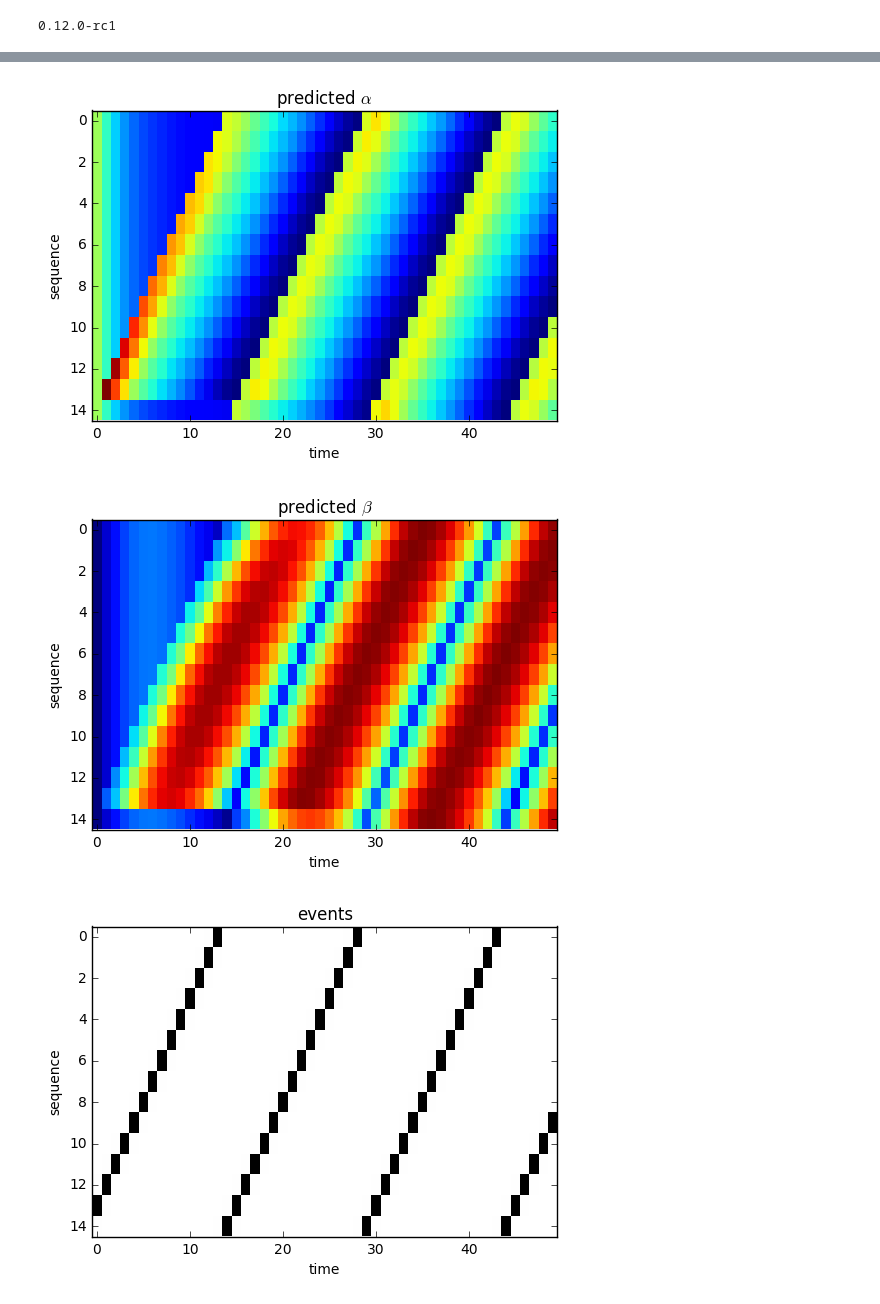
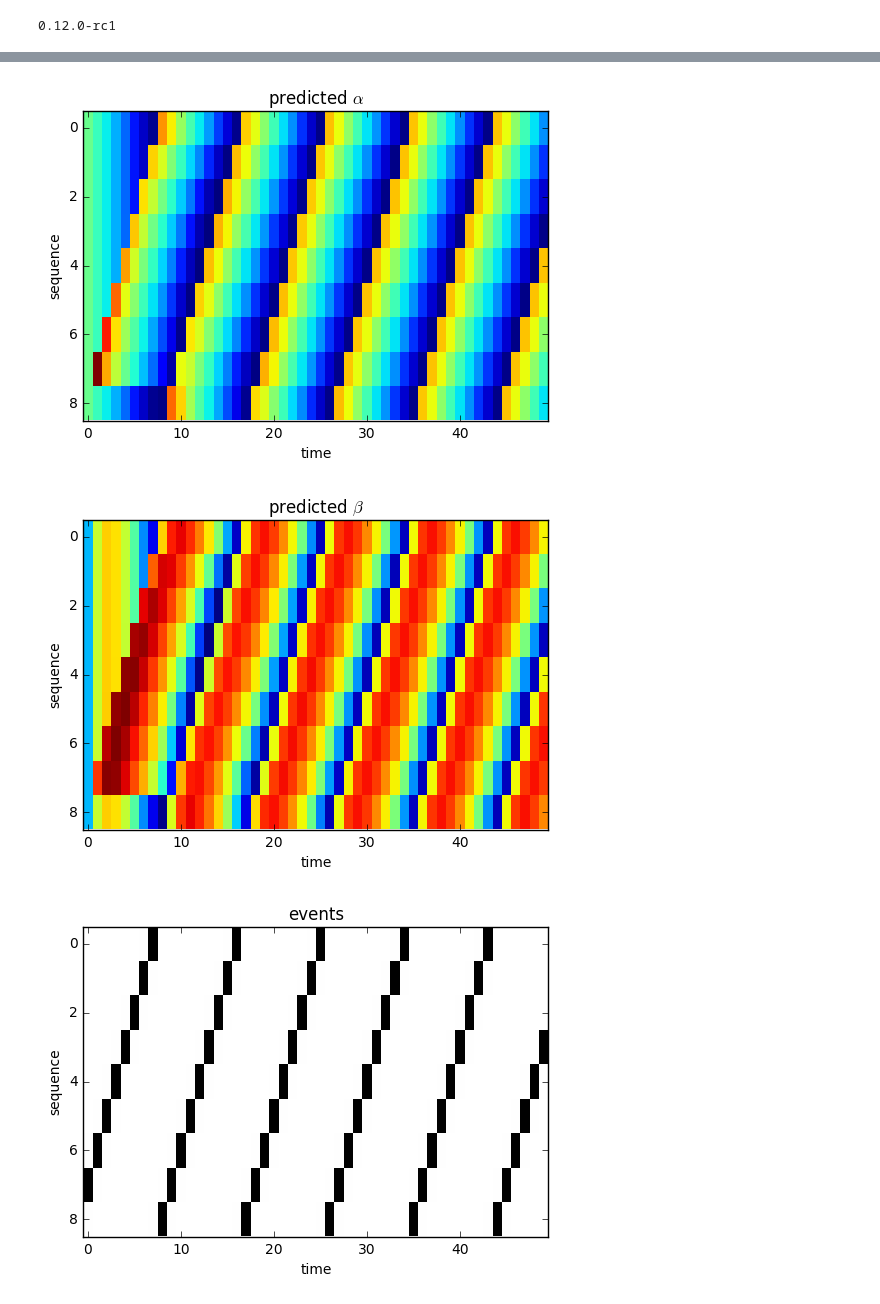
Before and after one commit to ragulpr/wtte-rnn, a Jupyter notebook: examples/ipynb/vanilla-WTTE-RNN.ipynb, the cells around one changed output, grey strips where cells are left out. Drawn from its saved outputs; the diff is of its cells as text; code cells hidden in the pictures.

```diff
--- a/examples/ipynb/vanilla-WTTE-RNN.ipynb
+++ b/examples/ipynb/vanilla-WTTE-RNN.ipynb
@@ -223,9 +221,9 @@ X_       = tf.placeholder("float32", shape=[max_seq_len,None,n_features ],name='
 Y_       = tf.placeholder("float32", shape=[max_seq_len,None],name='waiting_times')
 U_       = tf.placeholder("float32", shape=[max_seq_len,None],name='censoring_indicators') #
 
-early_stop_  = tf.placeholder(tf.int32,name = 'early_stop_w')
+num_steps_  = tf.placeholder(tf.int32,name = 'num_steps_w')
 
-def simple_lstm(X_,early_stop,batch_size_, name=None):
+def simple_lstm(X_,num_steps_,batch_size_, name=None):
     with tf.name_scope(name):
         with tf.name_scope(name+"/input_layer"):
             X_flat  = tf.reshape(X_, [-1,n_features])                          #[seq_len*batch_size,n_features]
@@ -243,7 +241,7 @@ def simple_lstm(X_,early_stop,batch_size_, name=None):
                                       hidden1_out,
                                       initial_state=initial_state,
                                       scope=name+'/RNN',
-                                      sequence_length=early_stop)
+                                      sequence_length=num_steps_)
 
         with tf.name_scope("output_layer%s"%(name)):
             rnn_outputs_nice = tf.pack(rnn_outputs)                          # [max_seq_len,batch_size,state_size ]
@@ -262,15 +260,15 @@ def simple_lstm(X_,early_stop,batch_size_, name=None):
     return op_activation
 
 
-def training_step_rnn(logLik_raw,early_stop_,lr_):
+def training_step_rnn(logLik_raw,num_steps_,lr_):
     with tf.name_scope("training"):
         # Each varying length seq has same contribution here.
-        cost = -tf.reduce_mean(logLik_raw[:early_stop_,:])
+        cost = -tf.reduce_mean(logLik_raw[:num_steps_,:])
         step = tf.train.RMSPropOptimizer(learning_rate=lr_,epsilon=1e-5).minimize(cost)
     return cost, step
 
 with tf.name_scope("weibull_lstm"):
-    op_activation = simple_lstm(X_,early_stop_,batch_size_, name="RNN_weibull") #[max_seq_len*batch_size,2]
+    op_activation = simple_lstm(X_,num_steps_,batch_size_, name="RNN_weibull") #[max_seq_len*batch_size,2]
     op_activation = tf.reshape(op_activation, [max_seq_len,batch_size_,2])
 
     a_, b_ = tf.split(split_dim=2, num_split=2,value=op_activation)
@@ -278,13 +276,13 @@ with tf.name_scope("weibull_lstm"):
     a_ = tf.exp(a_[:,:,0])
     b_ = tf.nn.softplus(b_[:,:,0])
 
-    output_layer_w = tf.pack([a_,b_],axis=2)
+    output_layer = tf.pack([a_,b_],axis=2)
     log_likelihood      = weibull_logLik_discrete(a_,b_, Y_, U_,name="logLikelihood")
 
-    cost_w, step_w   = training_step_rnn(log_likelihood,early_stop_,lr_)
+    cost_w, step_w   = training_step_rnn(log_likelihood,num_steps_,lr_)
 
     log_likelihood_regularized = log_likelihood-weibull_beta_penalty(b_,location = 8.0, growth=10.0, name='penalty_calculation')
-    cost_w_pen, pen_step_w  = training_step_rnn(log_likelihood_regularized,early_stop_,lr_)
+    cost_w_pen, pen_step_w  = training_step_rnn(log_likelihood_regularized,num_steps_,lr_)
 
 sess = tf.InteractiveSession()
 saver = tf.train.Saver()
@@ -376,5 +374,5 @@ def evaluate_train(plot_save_indx):
 # %%
-every_nth = 15
+every_nth = 9
 n = max_seq_len
 censored_tte,events,true_time_to_event,censored_tte,was_event,is_censored = get_countdown_data(n,every_nth)
 # To avoid exploding gradients, initialize output layer to have magnitude similar to a baseline i.e geometric model.
@@ -382,13 +380,13 @@ censored_tte,events,true_time_to_event,censored_tte,was_event,is_censored = get_
 a_baseline_real = -1.0/np.log(1.0-1.0/np.mean(true_time_to_event+1.0))
 a_baseline      = a_baseline_real
 
-costs_w_train = []
-costs_w_test  = []
+costs_train = []
+costs_test  = []
 
 iterations = []
 inner_iterations = []
 
-saved_op_w = []
+saved_predictions = []
 
 random.seed(1)
 np.random.seed(1)
@@ -399,7 +397,7 @@ iteration = 0
 # %%
 #xxx
 plot_save_indx = (every_nth+1)/2 # which plot to save later on
-batch_size = every_nth; plot_every_nth  = 50;n_iterations  = 1200
+batch_size = every_nth; plot_every_nth  = 50;n_iterations  = 1500
 
 y = np.zeros([n,batch_size])
 x = np.zeros([n,batch_size,n_features])
@@ -407,7 +405,8 @@ u = np.ones([n,batch_size])
 
 for i in xrange(n_iterations):
     if i%plot_every_nth==0:
-        op_w = evaluate_train(plot_save_indx)
+        #output_layer_val is a tensor [predicted_alpha,predicted_beta]
+        output_layer_val = evaluate_train(plot_save_indx)
     iteration = iteration +1
     training_step_censored_penalized(0.001)
 print 'done'
@@ -428,6 +427,6 @@ plt.legend()
 # %%
 max_horizon = 3*every_nth/2+1 #n. (vertical) future step on pmf graph
-for iteration in xrange(len(saved_op_w)):
+for iteration in xrange(len(saved_predictions)):
     fig_scale=0.4
     fig, ax = plt.subplots(1, sharex=False, figsize=(fig_scale*(3.0)*6.5, fig_scale*6.5))
 
@@ -436,8 +435,8 @@ for iteration in xrange(len(saved_op_w)):
         time_to_event      = censored_tte[:,plot_save_indx],
         true_time_to_event = true_time_to_event[:,plot_save_indx],
         is_censored        = is_censored[:,plot_save_indx],
-        a                  = np.copy(saved_op_w[iteration][:,0]),
-        b                  = np.copy(saved_op_w[iteration][:,1]),
+        a                  = np.copy(saved_predictions[iteration][:,0]),
+        b                  = np.copy(saved_predictions[iteration][:,1]),
         max_horizon        = max_horizon,
         title = 'censored training step '+str(iteration*plot_every_nth)
     )
@@ -461,33 +460,33 @@ for iteration in xrange(len(saved_op_w)):
 # %%
-mask = np.ones_like(op_w[:,:,0]) # when seq lengths differ.
+mask = np.ones_like(output_layer_val[:,:,0]) # when seq lengths differ.
 
-pred_alpha_masked = np.ma.masked_where(mask==0, op_w[:,:,0])
-pred_beta_masked  = np.ma.masked_where(mask==0, op_w[:,:,1])
+pred_alpha_masked = np.ma.masked_where(mask==0,output_layer_val[:,:,0])
+pred_beta_masked  = np.ma.masked_where(mask==0,output_layer_val[:,:,1])
 
 plt.imshow(pred_alpha_masked.T,interpolation='none', aspect='auto')
 plt.ylabel('sequence')
 plt.xlabel('time')
 plt.title(r'predicted $\alpha$')
 plt.show()
 
 plt.imshow(pred_beta_masked.T,interpolation='none', aspect='auto')
 plt.ylabel('sequence')
 plt.xlabel('time')
 plt.title(r'predicted $\beta$')
 plt.show()
 
 plt.imshow(events.T,interpolation='none', aspect='auto',cmap='Greys')
 plt.ylabel('sequence')
 plt.xlabel('time')
 plt.title(r'events')
 plt.show()
 
 plt.imshow(is_censored.T,interpolation='none', aspect='auto',cmap='Greys')
 plt.ylabel('sequence')
 plt.xlabel('time')
 plt.title(r'censoring')
 plt.show()
 # %% [output]
-[figure, old version]
+[figure, new version]
-[figure, old version]
+[figure, new version]
-[figure, old version]
+[figure, new version]
```
Also changed, not shown: parts of 6 cells of this notebook.
